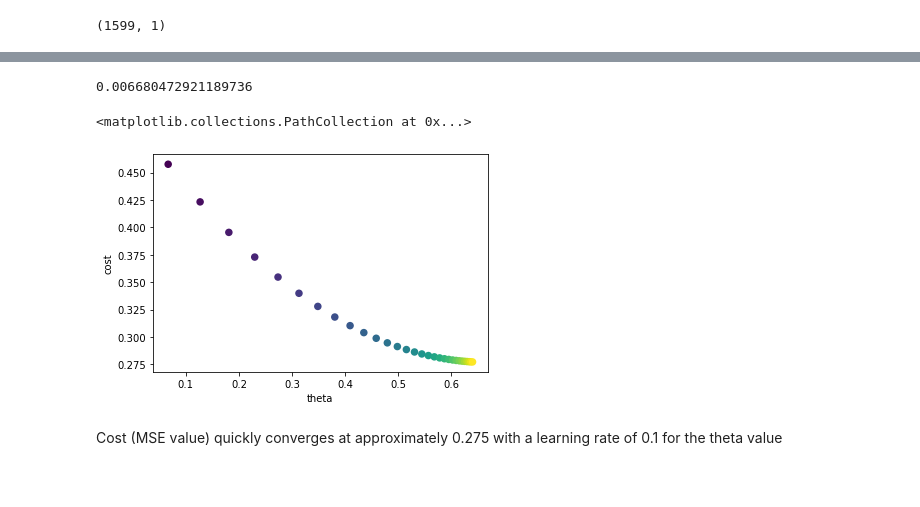
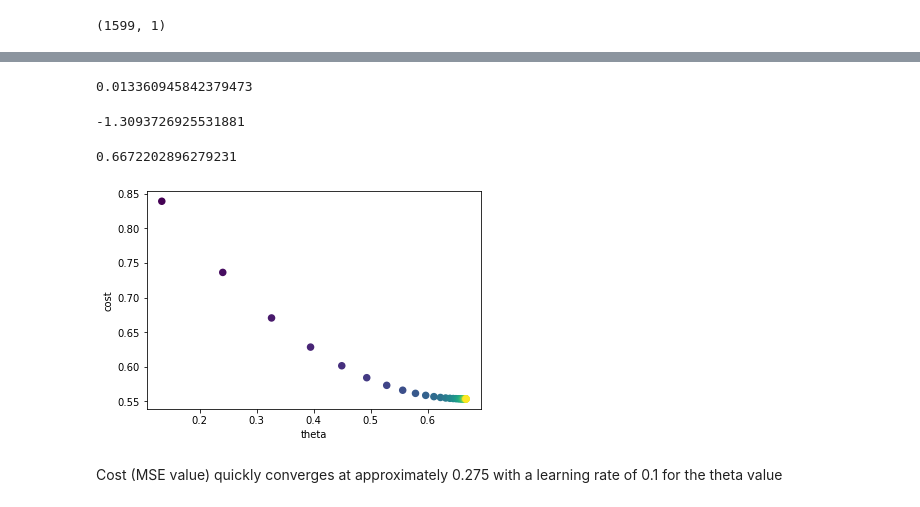
Before and after one commit to gustavjandrup/gradient_descent_calculus, a Jupyter notebook: Gradient_Descent_Calculus_.ipynb, the cells around one changed output, grey strips where cells are left out. Saved outputs shown, nothing was run; the diff lists cells and outputs as text; code cells hidden in the pictures; blank space fills up the shorter version.

```diff
--- a/Gradient_Descent_Calculus_.ipynb
+++ b/Gradient_Descent_Calculus_.ipynb
@@ -16,15 +53,9 @@ Gradient Descent is applied to the MSE of a linear regression to predict red win
 # %% [markdown]
 ### Optimizing the MSE cost function with 1 parameter
 # %%
-# define cost function to be optimized (mean squared error)
-
-def MSE(x, y, theta): # theta = slope of the regression line
-    m = y.shape[0] # gets length of vector
-    return (1/ (2*m)) * np.sum((theta * x - y) ** 2) # returns the mean squared error of this theta
-
 # define derivative of cost function
-def MSE_derivative(x, y, theta):
-    m = y.shape[0] # gets length of vector
-    return (1 / m) * np.sum((theta * x - y) * x) # returns the tangent of the cost function
+def MSE_derivative_1x(x, y, theta):
+    n = y.shape[0] # n sample size based on length of y vector
+    return (1 / n) * np.sum( 2 * (theta * x - y) * x) # returns the tangent of the cost function
 # %%
 data = pd.read_csv("winequality-red.csv", sep=";") # get dataset containing red wine quality
@@ -81,34 +112,45 @@ This is why to arrive at a better theta value, we find a new theta value by subt
 
 lr = 0.01 # learning rate
 theta = 0 # theta coefficient
-theta = theta - lr * MSE_derivative(x=X, y=y, theta=theta)
-theta # we have updated our theta value from 0 to approximately 0.007
+theta = theta - lr * MSE_derivative_1x(x=X, y=y, theta=theta)
+theta # we have updated our theta value from 0 to approximately 0.013
 # %% [output]
-0.006680472921189736
+0.013360945842379473
-# %%
-# implementing gradient descent to iteratively update parameters and store cost and parameter value
-# to plot cost as a function of parameters
-
-lr = 0.1
-theta = 0
-
-theta_all = []
-cost_all = []
-
-for i in range(30):
-    theta = theta - lr * MSE_derivative(x=X, y=y, theta=theta)
-    cost = MSE(X, y, theta)
-
-    theta_all.append(theta)
-    cost_all.append(cost)
-
-plt.xlabel("theta")
-plt.ylabel("cost")
-
-plt.scatter(theta_all, cost_all, linewidth=1.5,
-            c=np.arange(len(cost_all)))
-# %% [output]
-<matplotlib.collections.PathCollection at 0x...>
-[figure, removed]
+# %%
+MSE_derivative_1x(x=X, y=y, theta=theta)
+# %% [output]
+-1.3093726925531881
+# %%
+def gradient_descent_1x(x, y, theta, lr, iter_):
+    theta_all = []
+    cost_all = []
+
+    for i in range(iter_):
+        theta = theta - lr * MSE_derivative_1x(x=X, y=y, theta=theta)
+        cost = MSE_cost_1x(theta, X, y)
+
+        theta_all.append(theta)
+        cost_all.append(cost)
+
+    best_theta = theta_all[cost_all.index(min(cost_all))]
+
+    return theta_all, cost_all, best_theta
+# %%
+lr = 0.1
+theta = 0
+iter_ = 30
+
+theta_all, cost_all, best_theta = gradient_descent_1x(x = X, y=y, theta=theta, lr=lr, iter_=iter_)
+
+plt.xlabel("theta")
+plt.ylabel("cost")
+
+plt.scatter(theta_all, cost_all, linewidth=1.5,
+            c=np.arange(len(cost_all)))
+
+print(best_theta)
+# %% [output]
+0.6672202896279231
+[figure, added]
 # %% [markdown]
 Cost (MSE value) quickly converges at approximately 0.275 with a learning rate of 0.1 for the theta value
```
Also changed, not shown: parts of 9 cells of this notebook.
